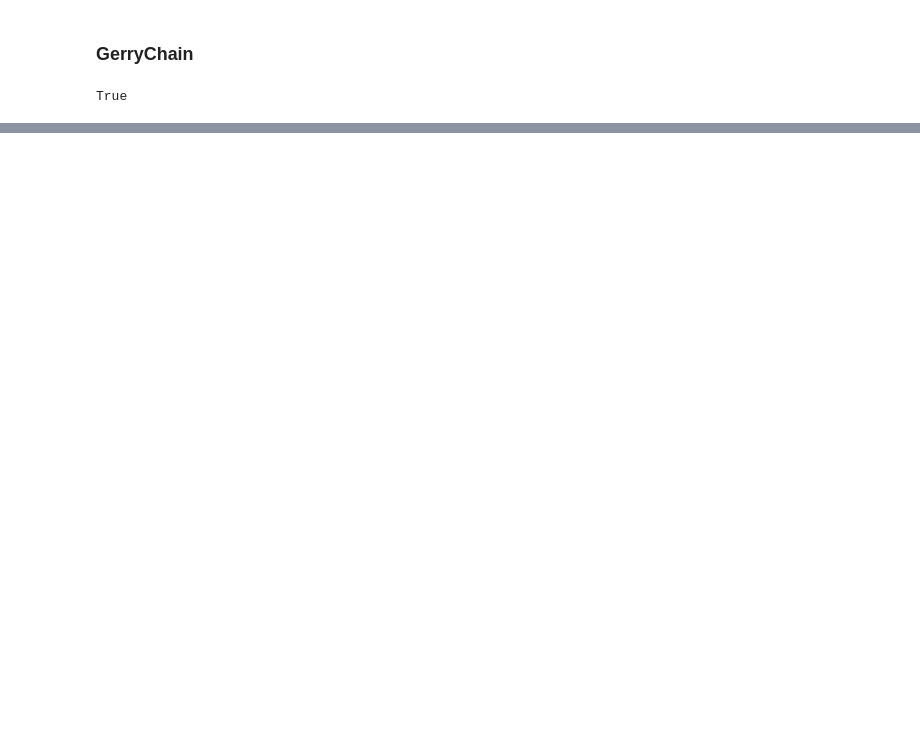
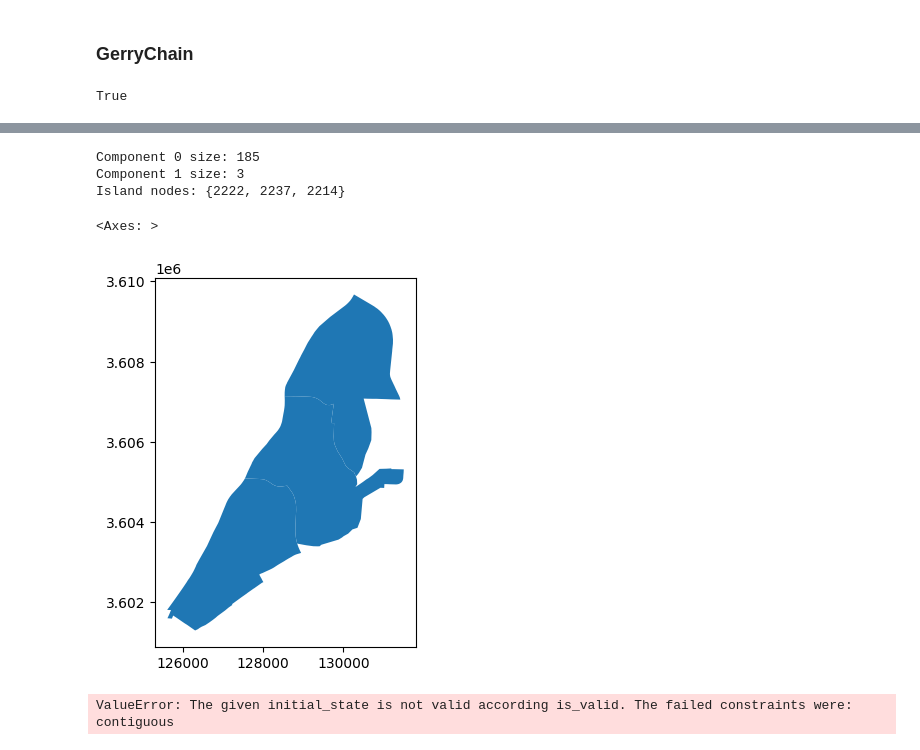
Before and after one commit to CSE416-Rockies/Rockies-VRA-Repeal-Analysis, a Jupyter notebook: preprocessing/GA.ipynb, the cells around one changed output, grey strips where cells are left out. Saved outputs shown, nothing was run; the diff lists cells and outputs as text; code cells hidden in the pictures; blank space fills up the shorter version.

```diff
--- a/preprocessing/GA.ipynb
+++ b/preprocessing/GA.ipynb
@@ -618,0 +765,19 @@ True
+# %%
+components = list(nx.connected_components(graph.subgraph(district3_nodes)))
+
+for i, comp in enumerate(components):
+    print(f"Component {i} size:", len(comp))
+
+largest = max(components, key=len)
+island = [c for c in components if c != largest][0]
+
+print("Island nodes:", island)
+# %% [output]
+Component 0 size: 185
+Component 1 size: 3
+Island nodes: {2222, 2237, 2214}
+# %%
+gdf.loc[list(island)].plot()
+# %% [output]
+<Axes: >
+[figure, added]
@@ -618,0 +794,10 @@ True
+# %%
+recom_chain = MarkovChain(
+    proposal=proposal,
+    constraints=[contiguous],
+    accept=accept.always_accept,
+    initial_state=initial_partition,
+    total_steps=40
+)
+# %% [output]
+ValueError: The given initial_state is not valid according is_valid. The failed constraints were: contiguous
```
Also changed, not shown: parts of 26 cells of this notebook, 1 other file.
